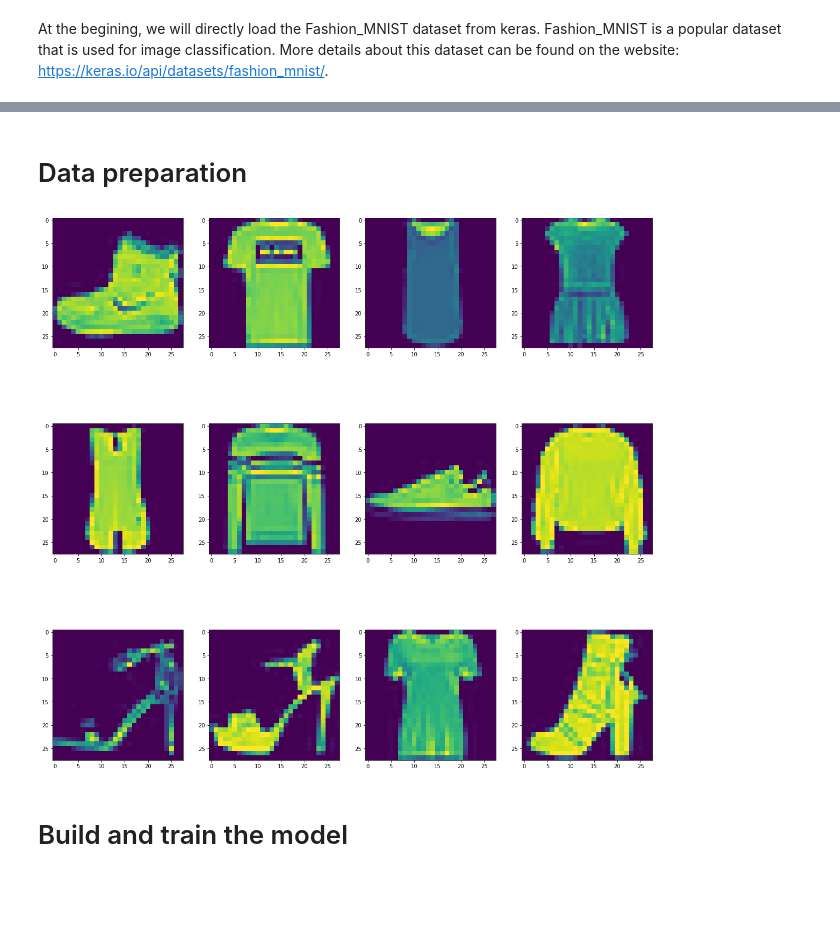
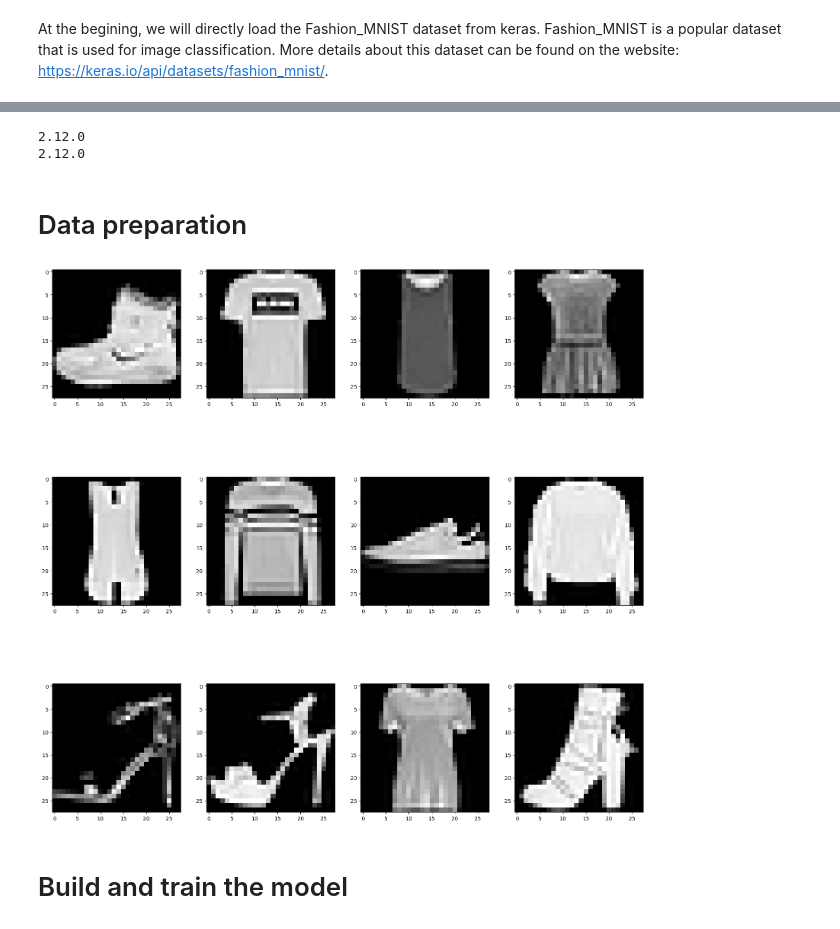
Before and after one commit to BaosenZ/amoeba-detection, a Jupyter notebook: section1_imageClassificationWithML/Example_ClothesClassification.ipynb, the cells around one changed output, grey strips where cells are left out. Cells and saved outputs as stored; diff of their text form; code cells hidden in the pictures; blank space fills up the shorter version.

```diff
--- a/section1_imageClassificationWithML/Example_ClothesClassification.ipynb
+++ b/section1_imageClassificationWithML/Example_ClothesClassification.ipynb
@@ -40,15 +37,21 @@ Downloading data from https://storage.googleapis.com/tensorflow/tf-keras-dataset
+# %%
+print(tf.__version__)
+print(keras.__version__)
+# %% [output]
+2.12.0
+2.12.0
 # %% [markdown]
 # Data preparation
 # %%
 # Visualize the dataset
 fig,axes = plt.subplots(3,4,figsize=(20, 20))
 
 j = 0
 for i,img in enumerate(X_train_full[:12]):
-    axes[i//4,j%4].imshow(img)
+    axes[i//4,j%4].imshow(img, cmap='gray')
     j+=1
 # %% [output]
-[figure, old version]
+[figure, new version]
 # %%
 # Data preparation
 
```
Also changed, not shown: parts of 6 cells of this notebook, 2 other files.
